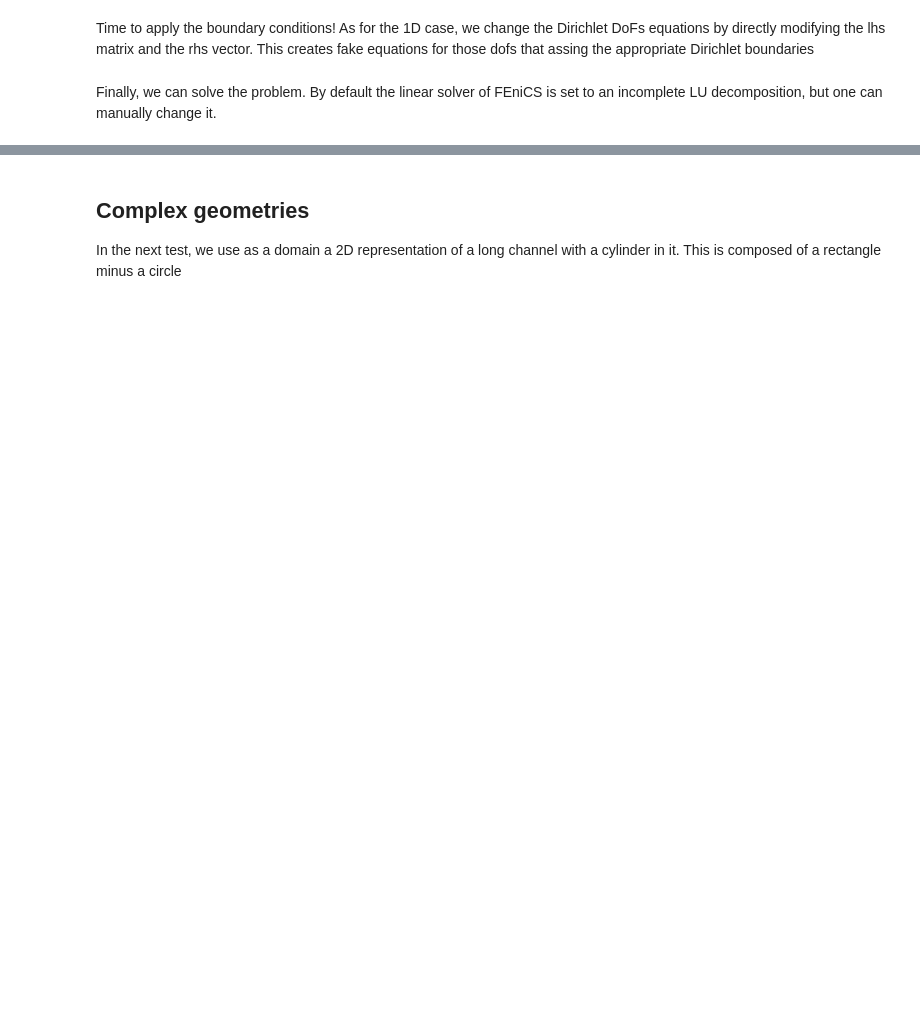
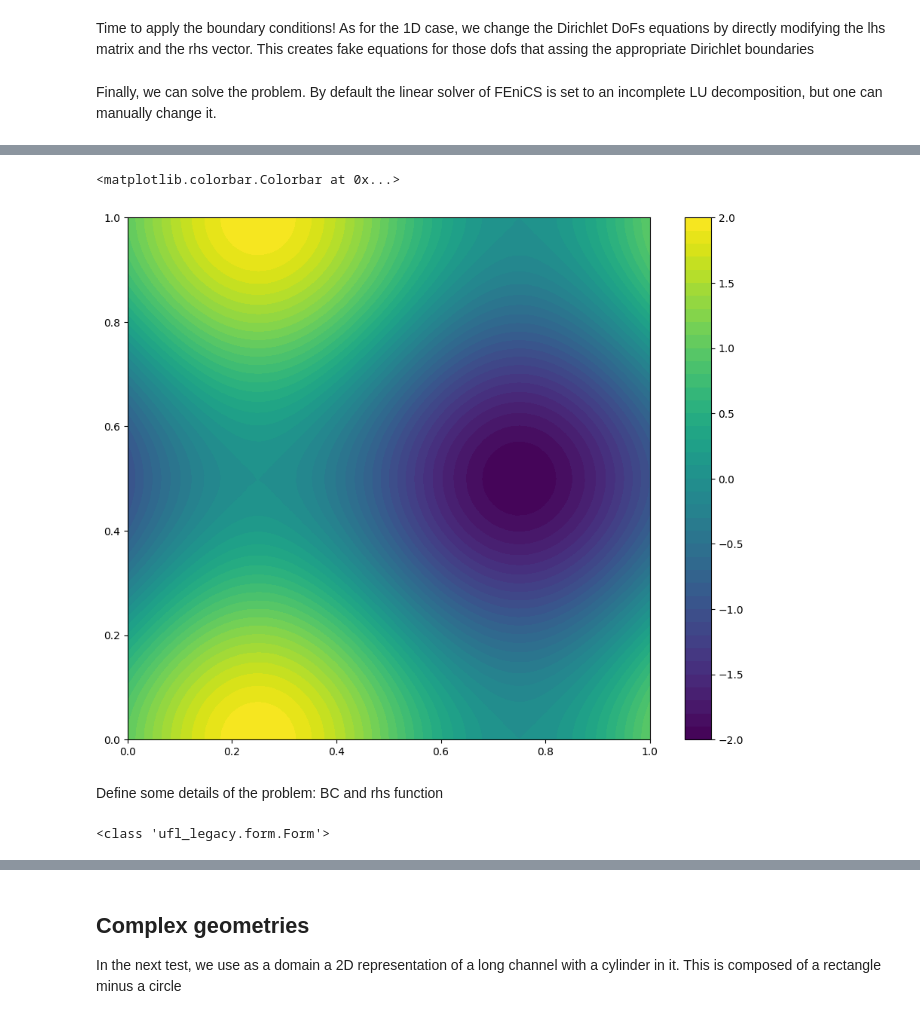
Before and after one commit to lordPachy/acsai, a Jupyter notebook: Scientific Computing/Theory/04_FEM_with_FEniCS.ipynb, the cells around one changed output, grey strips where cells are left out. Drawn from its saved outputs; the diff is of its cells as text; code cells hidden in the pictures; blank space fills up the shorter version.

```diff
--- a/Scientific Computing/Theory/04_FEM_with_FEniCS.ipynb
+++ b/Scientific Computing/Theory/04_FEM_with_FEniCS.ipynb
@@ -141,0 +155,17 @@ f = Expression('exp(-10.0*(pow(x[0]-0.75,2) + pow(x[1] - 0.75,2)))',degree = 2)
+# %%
+mesh = generate_mesh(domain, 60)
+# %%
+# First of all we define the type of Finite element we want to use, this is the equivalent of the reference element we have used in 1D
+# 1 is the degree of the used polynomials, one can also try with something larger
+V_element = FiniteElement('Lagrange', triangle, 3)
+
+# Then we define the functional space, which depends on the mesh and on the reference element V_element
+V = FunctionSpace(mesh, V_element)
+
+# Now we define two types of functions: trial functions and test functions.
+# Trial functions are the one that will be used in place of the unknown u of the linear system that sooner or later we will need to generate. They correspond to the columns of the linear system
+# Test functions are the ones against which the problem is tested, they will define the rows of the system.
+# Functions are the objects that will contain the solution of the problem, they are the ones that will be used to plot the solution
+u = TrialFunction(V)
+v = TestFunction(V)
+z = Function(V)
@@ -141,0 +191,11 @@ f = Expression('exp(-10.0*(pow(x[0]-0.75,2) + pow(x[1] - 0.75,2)))',degree = 2)
+# %%
+z = Function(V)
+z.assign(Expression('sin(2*pi*x[0]) + cos(2*pi*x[1])', degree=2)) # Degree is the degree of the polynomial interpolation inside each element
+# z.assign(Constant(1.))
+pp=plot(z)
+plt.colorbar(pp)
+# %% [output]
+<matplotlib.colorbar.Colorbar at 0x...>
+[figure, added]
+# %% [markdown]
+Define some details of the problem: BC and rhs function
@@ -141,0 +221,7 @@ f = Expression('exp(-10.0*(pow(x[0]-0.75,2) + pow(x[1] - 0.75,2)))',degree = 2)
+# %%
+lhs = inner(grad(u),grad(v))*dx
+rhs = f*v*dx
+
+print(type(lhs))
+# %% [output]
+<class 'ufl_legacy.form.Form'>
```
Also changed, not shown: parts of 26 cells of this notebook, 4 other files.
